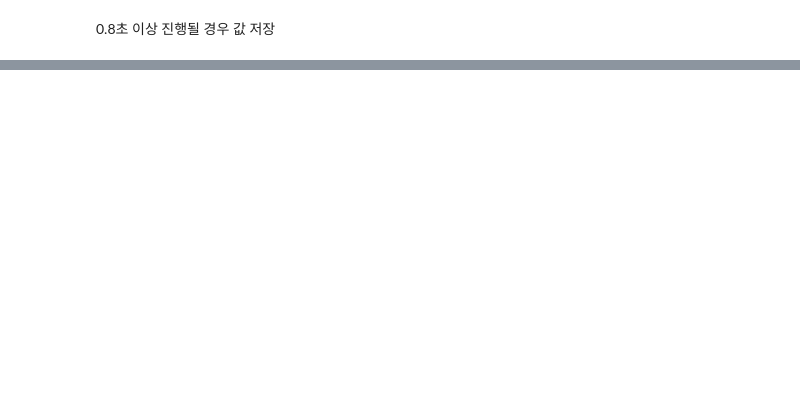
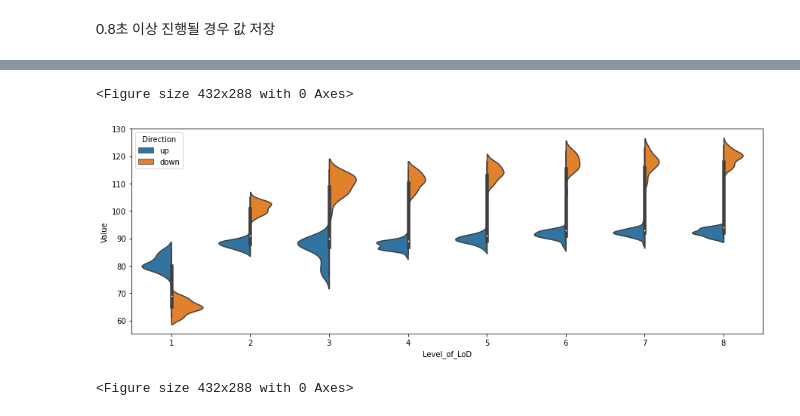
Before and after one commit to bearme1124/Liftoff-study, a Jupyter notebook: find_extreme.ipynb, the cells around one changed output, grey strips where cells are left out. Cells and saved outputs as stored; diff of their text form; code cells hidden in the pictures; blank space fills up the shorter version.

Commit message:
add graph of extreme

```diff
--- a/find_extreme.ipynb
+++ b/find_extreme.ipynb
@@ -1,3 +1,17 @@
 # %% [markdown]
 0.8초 이상 진행될 경우 값 저장
+# %%
+import pandas as pd
+import matplotlib.pyplot as plt
+import numpy as np
+import seaborn as sns
+
+df1 = pd.read_csv('Liftoff_result/Level1.csv')
+df2 = pd.read_csv('Liftoff_result/Level2.csv')
+df3 = pd.read_csv('Liftoff_result/Level3.csv')
+df4 = pd.read_csv('Liftoff_result/Level4.csv')
+df5 = pd.read_csv('Liftoff_result/Level5.csv')
+df6 = pd.read_csv('Liftoff_result/Level6.csv')
+df7 = pd.read_csv('Liftoff_result/Level7.csv')
+df8 = pd.read_csv('Liftoff_result/Level8.csv')
 # %%
@@ -77,0 +141,25 @@ for i in range(len(ext_time) - 1):
+# %%
+#seaborn violinplot으로 그리기 위해 csv 파일로 변환 필요
+
+df_1 = pd.DataFrame(ext_upndown(1, ext_value_1))
+df_2 = pd.DataFrame(ext_upndown(2, ext_value_2))
+df_3 = pd.DataFrame(ext_upndown(3, ext_value_3))
+df_4 = pd.DataFrame(ext_upndown(4, ext_value_4))
+df_5 = pd.DataFrame(ext_upndown(5, ext_value_5))
+df_6 = pd.DataFrame(ext_upndown(6, ext_value_6))
+df_7 = pd.DataFrame(ext_upndown(7, ext_value_7))
+df_8 = pd.DataFrame(ext_upndown(8, ext_value_8))
+
+extreme_by_level = pd.concat([df_1,df_2,df_3,df_4,df_5,df_6,df_7,df_8], ignore_index=True)
+
+# df_3.to_csv('check_3.csv')
+# %%
+fig, ax = plt.subplots(figsize = (15, 5))
+sns.violinplot(x = "Level_of_LoD", y = "Value", data = extreme_by_level, hue = "Direction", split = True)
+#plt.ylim([0, 150]) # y-axis
+plt.legend(loc='upper left', title = 'Direction')
+plt.figure()
+# %% [output]
+<Figure size 432x288 with 0 Axes>
+[figure, added]
+<Figure size 432x288 with 0 Axes>
```
Also changed, not shown: parts of 5 cells of this notebook.
